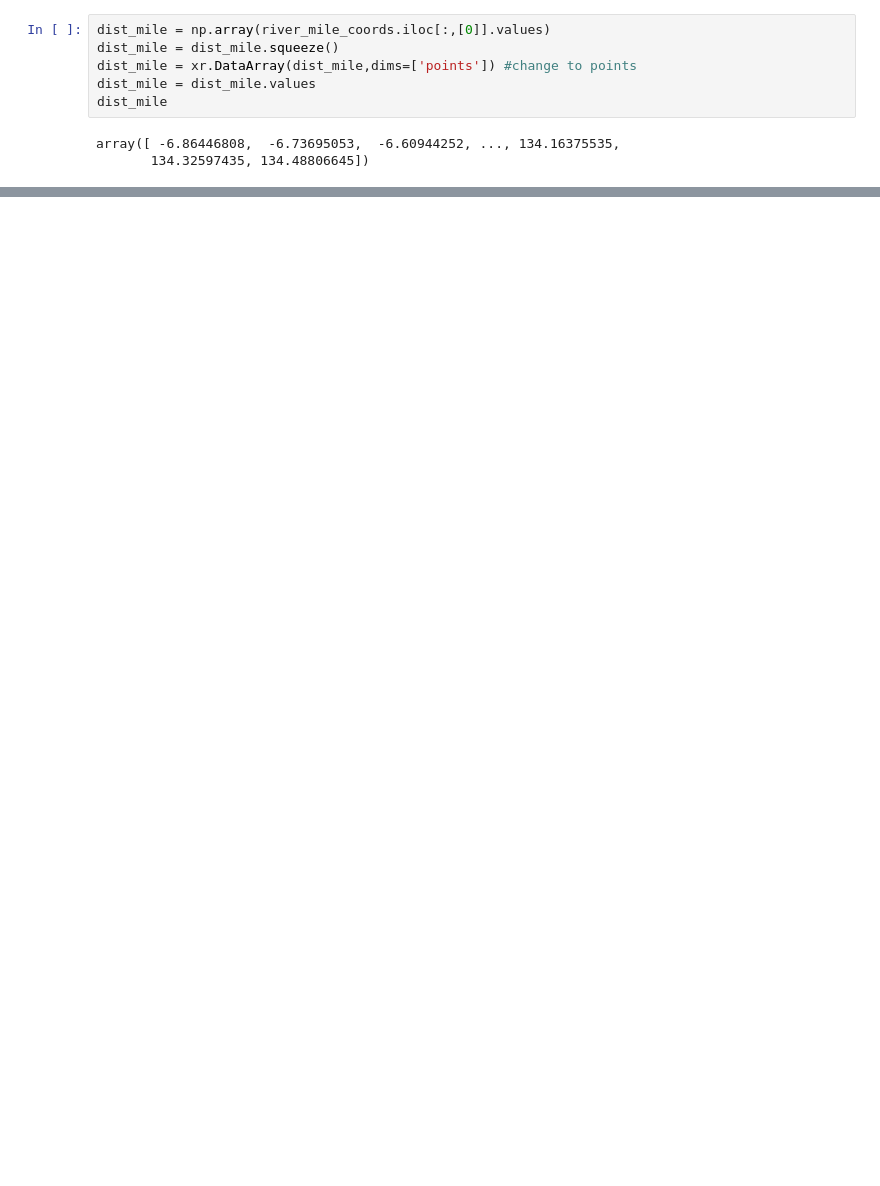
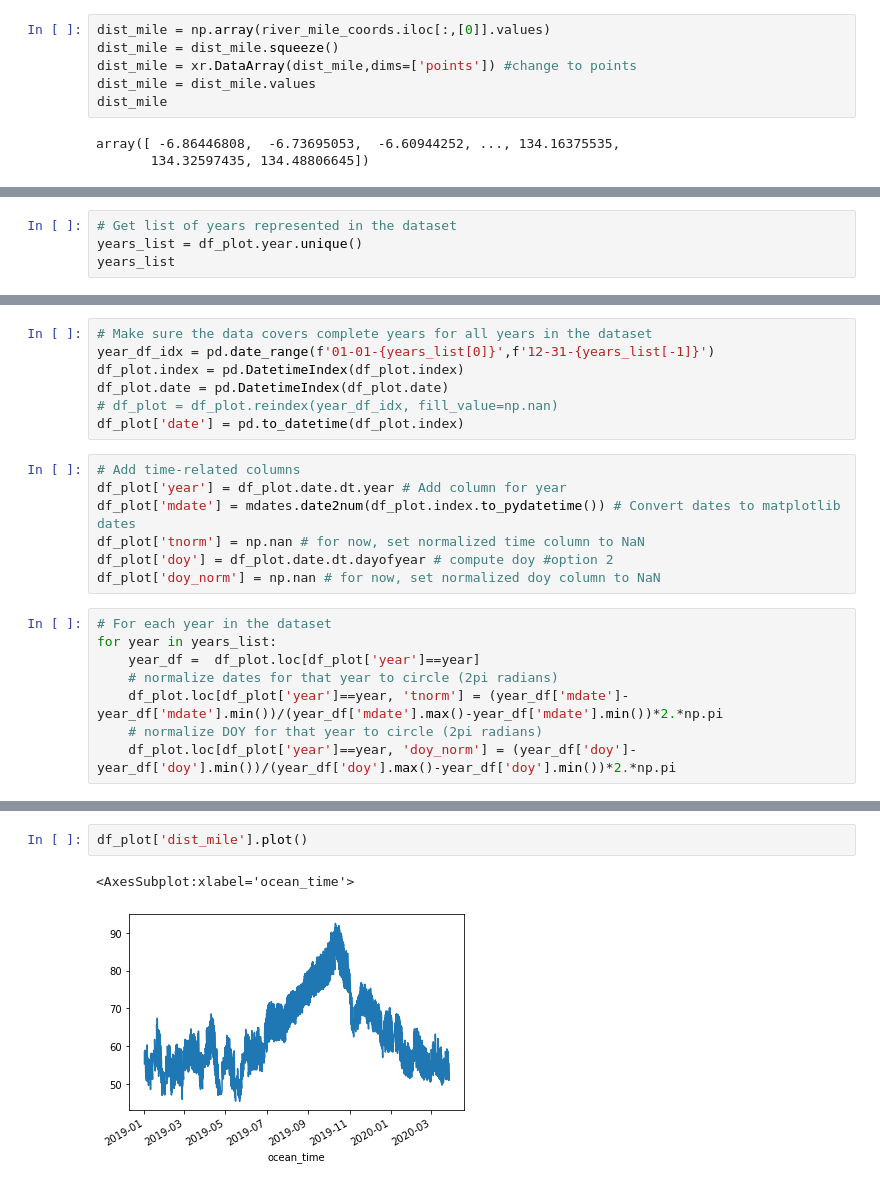
Before and after one commit to galengorski/drb-estuary-salinity-ml, a Jupyter notebook: methods_exploration/COAWST_Model_Output/Collab_COAWST_Model.ipynb, the cells around one changed output, grey strips where cells are left out. Saved outputs shown, nothing was run; the diff lists cells and outputs as text; blank space fills up the shorter version.

```diff
--- a/methods_exploration/COAWST_Model_Output/Collab_COAWST_Model.ipynb
+++ b/methods_exploration/COAWST_Model_Output/Collab_COAWST_Model.ipynb
@@ -266,0 +415,4 @@ df
+# %%
+# Get list of years represented in the dataset
+years_list = df_plot.year.unique()
+years_list
@@ -266,0 +433,22 @@ df
+# %%
+# Make sure the data covers complete years for all years in the dataset
+year_df_idx = pd.date_range(f'01-01-{years_list[0]}',f'12-31-{years_list[-1]}')
+df_plot.index = pd.DatetimeIndex(df_plot.index)
+df_plot.date = pd.DatetimeIndex(df_plot.date)
+# df_plot = df_plot.reindex(year_df_idx, fill_value=np.nan)
+df_plot['date'] = pd.to_datetime(df_plot.index)
+# %%
+# Add time-related columns
+df_plot['year'] = df_plot.date.dt.year # Add column for year
+df_plot['mdate'] = mdates.date2num(df_plot.index.to_pydatetime()) # Convert dates to matplotlib dates
+df_plot['tnorm'] = np.nan # for now, set normalized time column to NaN
+df_plot['doy'] = df_plot.date.dt.dayofyear # compute doy #option 2
+df_plot['doy_norm'] = np.nan # for now, set normalized doy column to NaN
+# %%
+# For each year in the dataset
+for year in years_list:
+    year_df =  df_plot.loc[df_plot['year']==year]
+    # normalize dates for that year to circle (2pi radians)
+    df_plot.loc[df_plot['year']==year, 'tnorm'] = (year_df['mdate']-year_df['mdate'].min())/(year_df['mdate'].max()-year_df['mdate'].min())*2.*np.pi
+    # normalize DOY for that year to circle (2pi radians)
+    df_plot.loc[df_plot['year']==year, 'doy_norm'] = (year_df['doy']-year_df['doy'].min())/(year_df['doy'].max()-year_df['doy'].min())*2.*np.pi
@@ -266,0 +560,5 @@ df
+# %%
+df_plot['dist_mile'].plot()
+# %% [output]
+<AxesSubplot:xlabel='ocean_time'>
+[figure, added]
```
Also changed, not shown: parts of 67 cells of this notebook, 16 other files.
